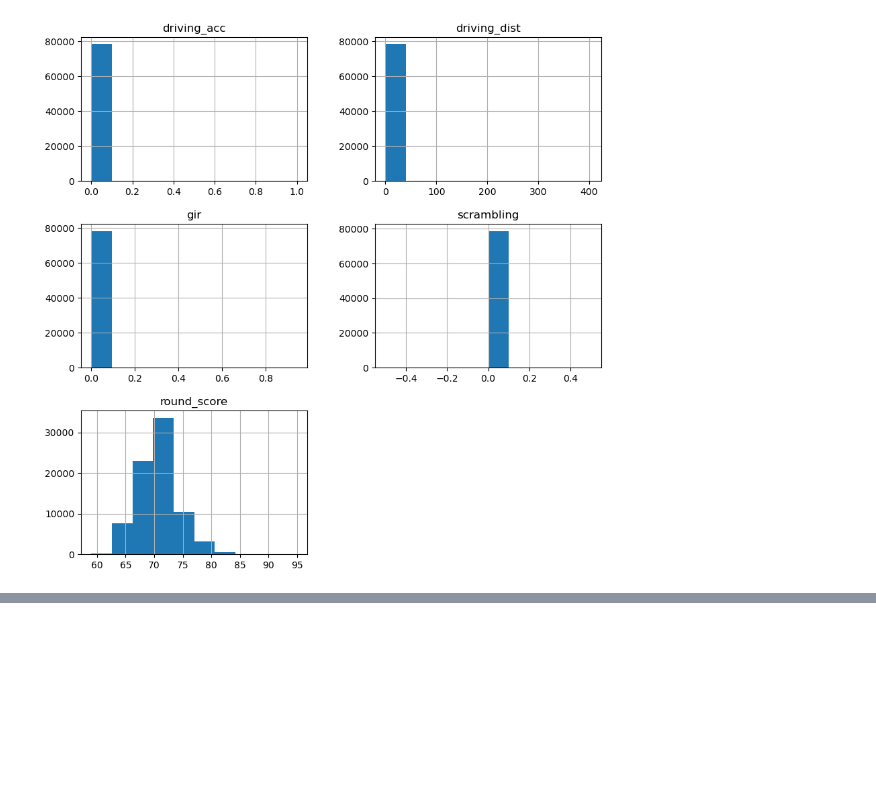
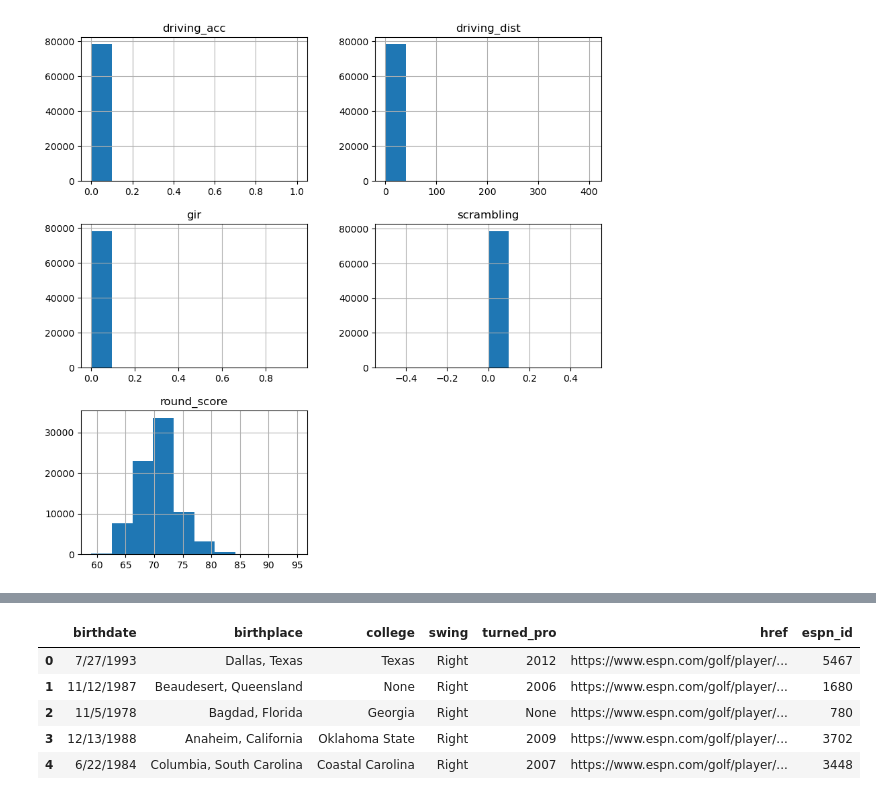
Before and after one commit to melebrett/MSDS-Capstone, a Jupyter notebook: dev/data_cleaning.ipynb, the cells around one changed output, grey strips where cells are left out. Cells and saved outputs as stored; diff of their text form; code cells hidden in the pictures; blank space fills up the shorter version.

```diff
--- a/dev/data_cleaning.ipynb
+++ b/dev/data_cleaning.ipynb
@@ -217,0 +473,4 @@ CREATE TABLE "gold.rounds" (
+# %%
+conn = utils.db_connect()
+
+df = pd.read_sql("select * from public.espn_bio", conn)
@@ -217,0 +488,9 @@ CREATE TABLE "gold.rounds" (
+# %%
+df.head()
+# %% [output]
+|  | birthdate | birthplace | college | swing | turned_pro | href | espn_id |
+| 0 | 7/27/1993 | Dallas, Texas | Texas | Right | 2012 | https://www.espn.com/golf/player/... | 5467 |
+| 1 | 11/12/1987 | Beaudesert, Queensland | None | Right | 2006 | https://www.espn.com/golf/player/... | 1680 |
+| 2 | 11/5/1978 | Bagdad, Florida | Georgia | Right | None | https://www.espn.com/golf/player/... | 780 |
+| 3 | 12/13/1988 | Anaheim, California | Oklahoma State | Right | 2009 | https://www.espn.com/golf/player/... | 3702 |
+| 4 | 6/22/1984 | Columbia, South Carolina | Coastal Carolina | Right | 2007 | https://www.espn.com/golf/player/... | 3448 |
```
Also changed, not shown: parts of 33 cells of this notebook, 5 other files.
